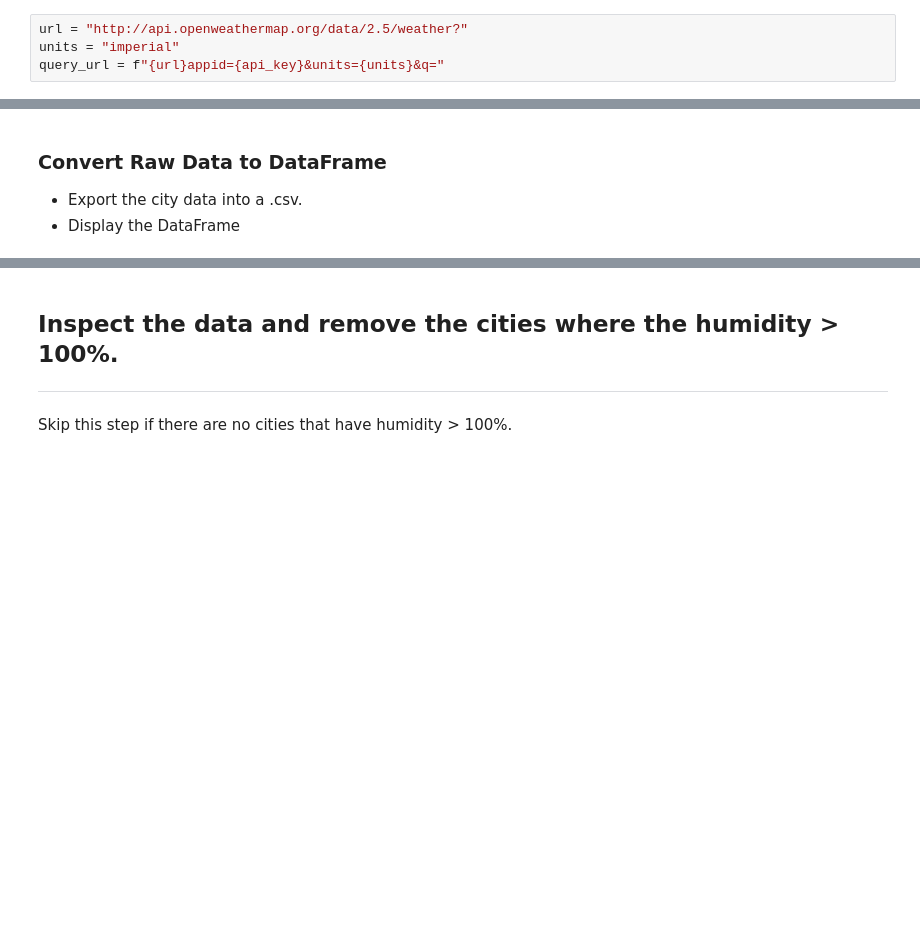
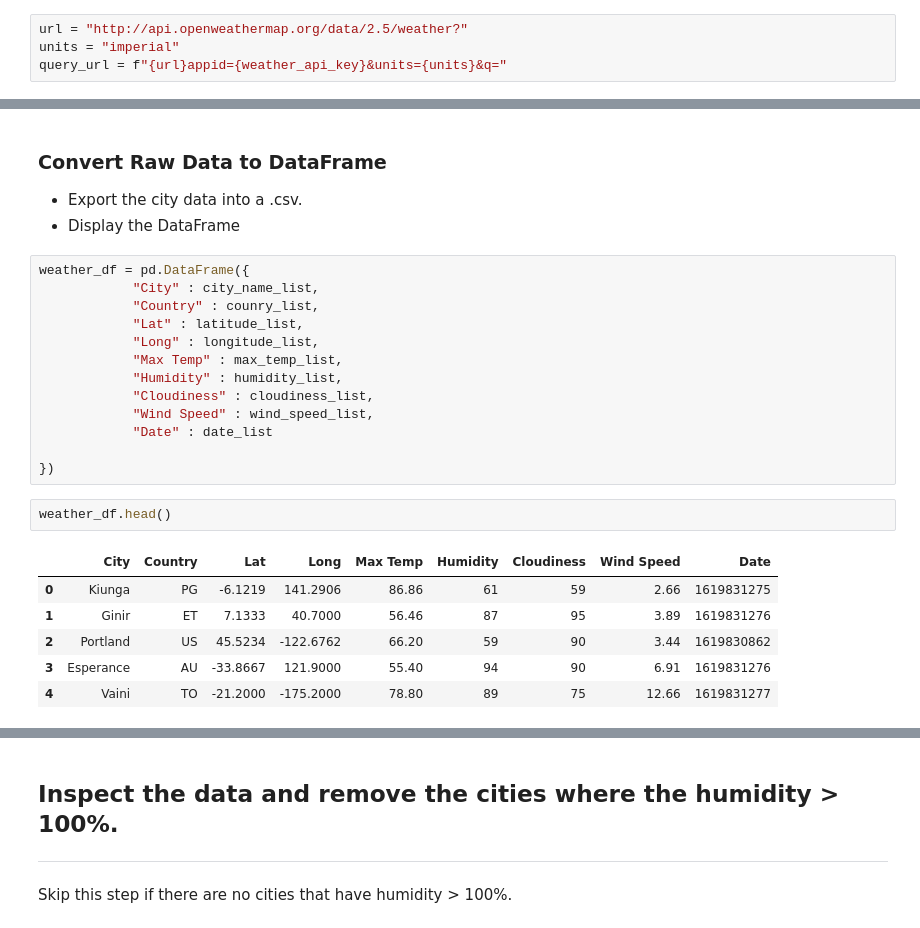
Before and after one commit to kelseyv4/python-api-challenge, a Jupyter notebook: starter_code/WeatherPy.ipynb, the cells around one changed output, grey strips where cells are left out. Cells and saved outputs as stored; diff of their text form; blank space fills up the shorter version.

```diff
--- a/starter_code/WeatherPy.ipynb
+++ b/starter_code/WeatherPy.ipynb
@@ -56,7 +56,7 @@ len(cities)
 # %%
 url = "http://api.openweathermap.org/data/2.5/weather?"
 units = "imperial"
-query_url = f"{url}appid={api_key}&units={units}&q="
+query_url = f"{url}appid={weather_api_key}&units={units}&q="
 # %%
 # set up lists, looking for max Temperature (F), Latitude, Humidity (%), Cloudiness (%), Wind Speed (mph) , longitude, date
 city_name_list = []
@@ -125,4 +144,26 @@ Data Retrieval Complete
 ### Convert Raw Data to DataFrame
 * Export the city data into a .csv.
 * Display the DataFrame
+# %%
+weather_df = pd.DataFrame({
+            "City" : city_name_list,
+            "Country" : counry_list,
+            "Lat" : latitude_list,
+            "Long" : longitude_list,
+            "Max Temp" : max_temp_list,
+            "Humidity" : humidity_list,
+            "Cloudiness" : cloudiness_list,
+            "Wind Speed" : wind_speed_list,
+            "Date" : date_list
+
+})
+# %%
+weather_df.head()
+# %% [output]
+|  | City | Country | Lat | Long | Max Temp | Humidity | Cloudiness | Wind Speed | Date |
+| 0 | Kiunga | PG | -6.1219 | 141.2906 | 86.86 | 61 | 59 | 2.66 | 1619831275 |
+| 1 | Ginir | ET | 7.1333 | 40.7000 | 56.46 | 87 | 95 | 3.89 | 1619831276 |
+| 2 | Portland | US | 45.5234 | -122.6762 | 66.20 | 59 | 90 | 3.44 | 1619830862 |
+| 3 | Esperance | AU | -33.8667 | 121.9000 | 55.40 | 94 | 90 | 6.91 | 1619831276 |
+| 4 | Vaini | TO | -21.2000 | -175.2000 | 78.80 | 89 | 75 | 12.66 | 1619831277 |
 # %%
```
Also changed, not shown: parts of 7 cells of this notebook, 1 other file.
